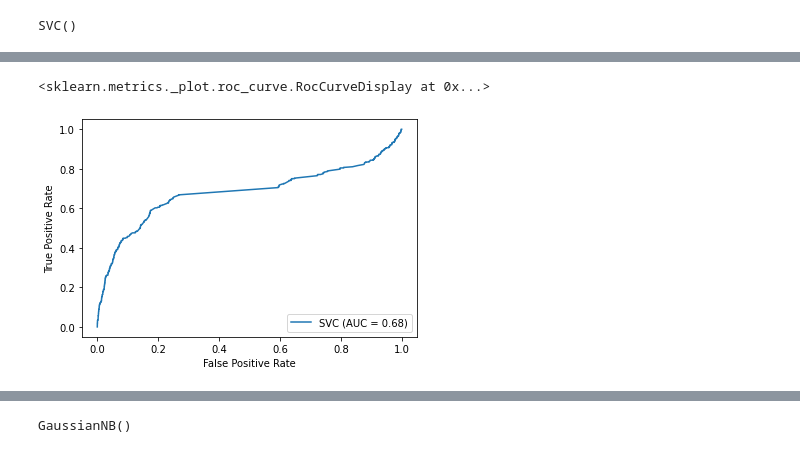
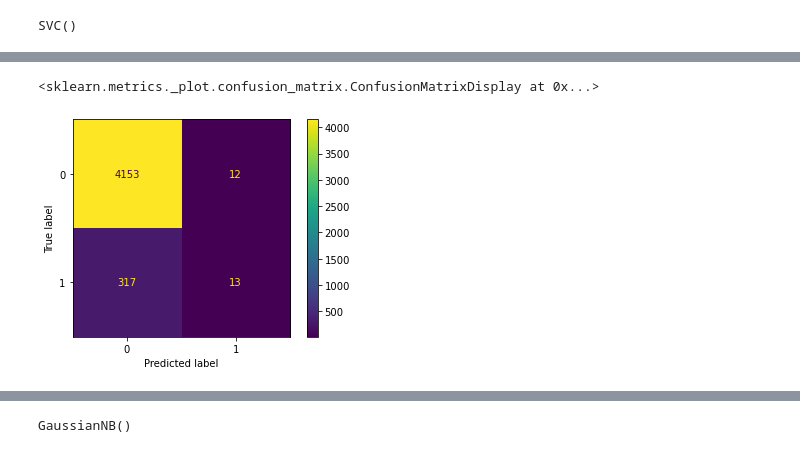
Before and after one commit to kuteykin/stepik-ML-final, a Jupyter notebook: stepik-ml-final-project.ipynb, the cells around one changed output, grey strips where cells are left out. Cells and saved outputs as stored; diff of their text form; code cells hidden in the pictures.

```diff
--- a/stepik-ml-final-project.ipynb
+++ b/stepik-ml-final-project.ipynb
@@ -20,7 +12,7 @@ for dirname, _, filenames in os.walk('/kaggle/input'):
 # %%
-# loading datasets
-events_data = pd.read_csv('/kaggle/input/ml-step/event_data_train.csv')
-submissions_data = pd.read_csv('/kaggle/input/ml-step/submissions_data_train.csv')
+# loading EVENT dataset
+events_data = pd.read_csv('event_data_train.csv.zip', compression='zip')
+
 
 # adding new columns (date /day)
 events_data['date'] = pd.to_datetime(events_data.timestamp, unit='s')
@@ -41,6 +33,10 @@ events_data
 | 3480702 | 33892 | 1526772811 | viewed | 18526 | 2018-05-19 23:33:31 | 2018-05-19 |
 3480703 rows × 6 columns
 # %%
+# loading SUBMISSIONS dataset
+submissions_data = pd.read_csv('submissions_data_train.csv')
+
+# adding new columns (date /day)
 submissions_data['date'] = pd.to_datetime(submissions_data.timestamp, unit='s')
 submissions_data['day'] = submissions_data.date.dt.date
 submissions_data
@@ -784,5 +782,5 @@ svc.score(X_test, y_test)
 # %%
-plot_roc_curve(svc, X_test, y_test)
+ConfusionMatrixDisplay.from_estimator(svc, X_test, y_test)
 # %% [output]
-<sklearn.metrics._plot.roc_curve.RocCurveDisplay at 0x...>
+<sklearn.metrics._plot.confusion_matrix.ConfusionMatrixDisplay at 0x...>
-[figure, old version]
+[figure, new version]
```
Also changed, not shown: parts of 45 cells of this notebook, 2 other files.
